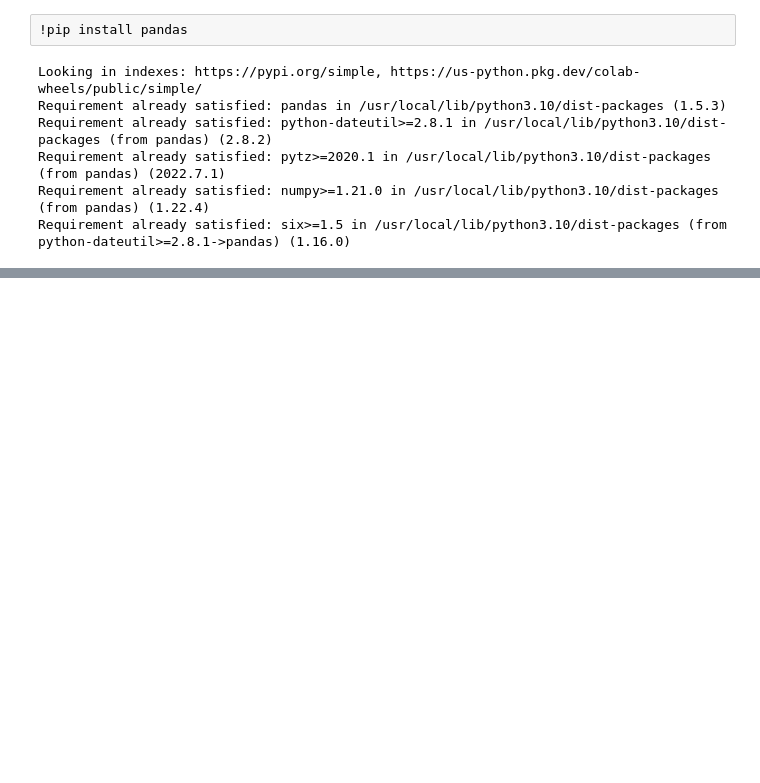
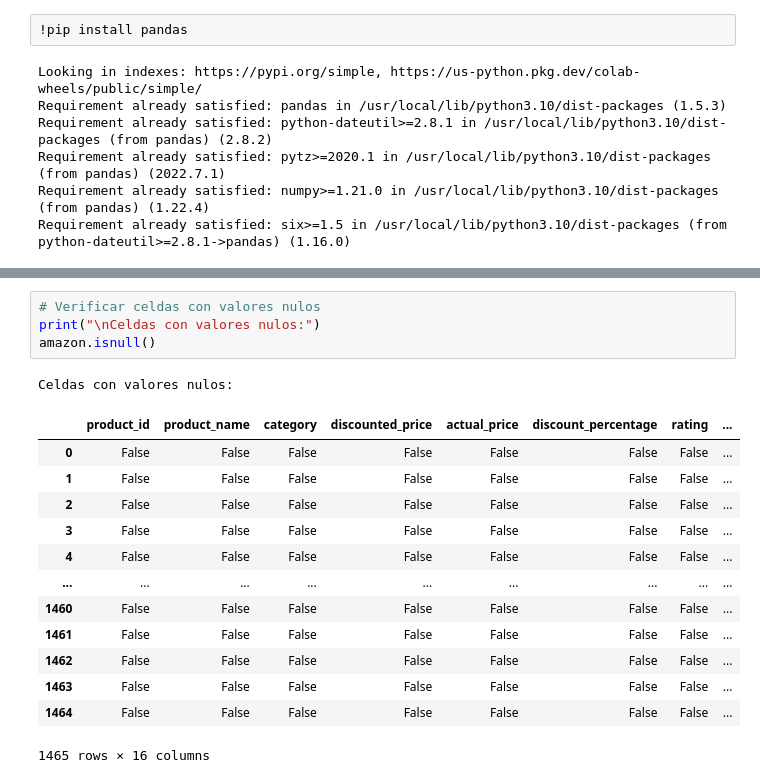
Before and after one commit to alfcastillo90/conexion_datasets, a Jupyter notebook: coderhouse_datasets.ipynb, the cells around one changed output, grey strips where cells are left out. Cells and saved outputs as stored; diff of their text form; blank space fills up the shorter version.

```diff
--- a/coderhouse_datasets.ipynb
+++ b/coderhouse_datasets.ipynb
@@ -170,0 +141,19 @@ Index: []
+# %%
+# Verificar celdas con valores nulos
+print("\nCeldas con valores nulos:")
+amazon.isnull()
+# %% [output]
+Celdas con valores nulos:
+|  | product_id | product_name | category | discounted_price | actual_price | discount_percentage | rating | ... |
+| 0 | False | False | False | False | False | False | False | ... |
+| 1 | False | False | False | False | False | False | False | ... |
+| 2 | False | False | False | False | False | False | False | ... |
+| 3 | False | False | False | False | False | False | False | ... |
+| 4 | False | False | False | False | False | False | False | ... |
+| ... | ... | ... | ... | ... | ... | ... | ... | ... |
+| 1460 | False | False | False | False | False | False | False | ... |
+| 1461 | False | False | False | False | False | False | False | ... |
+| 1462 | False | False | False | False | False | False | False | ... |
+| 1463 | False | False | False | False | False | False | False | ... |
+| 1464 | False | False | False | False | False | False | False | ... |
+1465 rows × 16 columns
```
Also changed, not shown: parts of 11 cells of this notebook.
